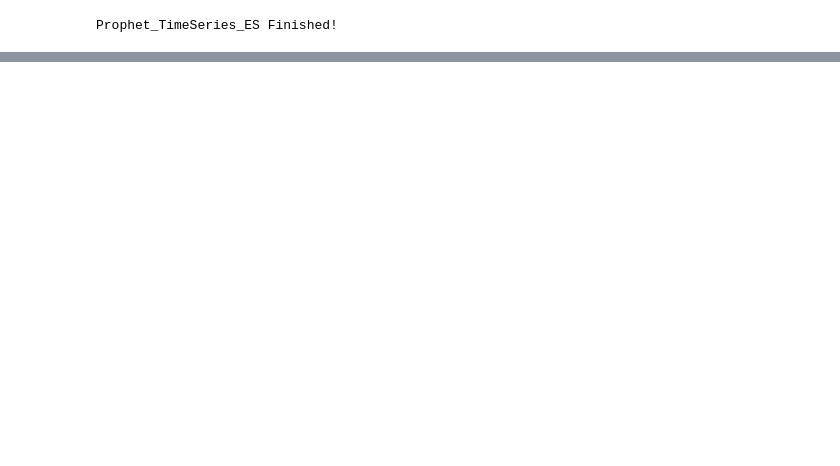
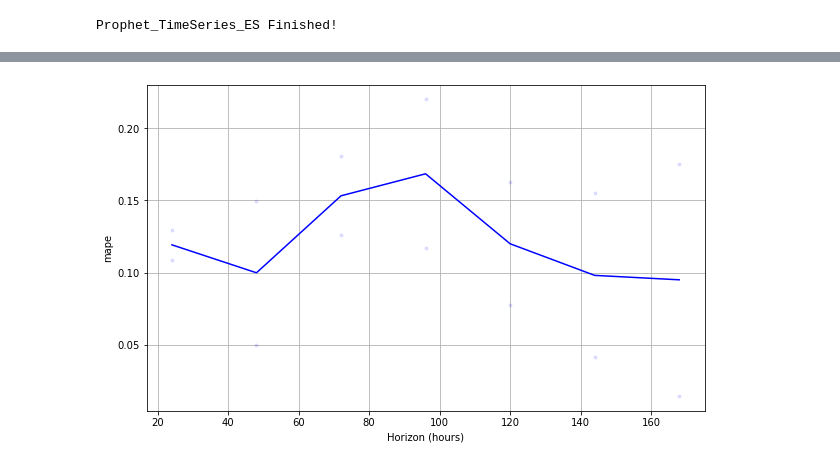
Before and after one commit to chengalex2012/TS-Proph, a Jupyter notebook: Prophet_TimeSeries_ES-A1_Separate.ipynb, the cells around one changed output, grey strips where cells are left out. Drawn from its saved outputs; the diff is of its cells as text; code cells hidden in the pictures; blank space fills up the shorter version.

```diff
--- a/Prophet_TimeSeries_ES-A1_Separate.ipynb
+++ b/Prophet_TimeSeries_ES-A1_Separate.ipynb
@@ -21,4 +19,4 @@ from prophet.diagnostics import performance_metrics
 # %%
-df = pd.read_excel('ES_ADO_Estimation.xlsx',sheet_name = 'A1_Existing_New',parse_dates=True)
-df = df.rename(columns={'grass_date':'ds', 'a1_existing_new':'y'})
+df = pd.read_excel('C://Users/jiyong.cheng/OneDrive - Seagroup/Desktop/ES/ES_ADO_Estimation.xlsx',sheet_name = 'BF',parse_dates=True)
+df = df.rename(columns={'Date':'ds', 'A1_Existing':'y'})
 # %%
@@ -69,18 +135,19 @@ holidays = pd.concat((VoucherDay,CFSDay,LPPDay,Openning,SuperSpike))
 # %%
-'''param_grid = {
-    'changepoint_prior_scale': [0.001, 0.01, 0.1, 0.5],
-    'seasonality_prior_scale': [0.01, 0.1, 1.0, 10.0],
+# Auto test changepoint_prior_scale and seasonality_prior_scale for best config
+param_grid = {
+    'changepoint_prior_scale': [0.01, 0.1, 0.5, 1.0, 2.0, 5.0, 10.0],
+    'seasonality_prior_scale': [0.01, 0.1, 0.5, 1.0, 2.0, 5.0, 10.0],
 }
 
 # Generate all combinations of parameters
 all_params = [dict(zip(param_grid.keys(), v)) for v in itertools.product(*param_grid.values())]
 rmses = []  # Store the RMSEs for each params here
 
-cutoffs = pd.to_datetime(['2022-01-01', '2022-02-20'])
+cutoffs = pd.to_datetime(['2022-04-05', '2022-05-12'])
 
 # Use cross validation to evaluate all parameters
 for params in all_params:
-    m = Prophet(**params).fit(df)  # Fit model with given params
+    m = Prophet(**params).add_country_holidays(country_name='ES').fit(df)  # Fit model with given params
     df_cv = cross_validation(m, cutoffs=cutoffs, horizon='7 days', parallel="processes")
     df_p = performance_metrics(df_cv, rolling_window=1)
     rmses.append(df_p['rmse'].values[0])
@@ -88,5 +155,5 @@ for params in all_params:
 # Find the best parameters
 tuning_results = pd.DataFrame(all_params)
 tuning_results['rmse'] = rmses
-print(tuning_results)'''
+tuning_results[tuning_results['rmse'] == tuning_results['rmse'].min()]
 # %% [output]
@@ -94,23 +178,0 @@ print(tuning_results)'''
-# %%
-'''param_grid = {
-    'changepoint_prior_scale': [0.001, 0.01, 0.1, 0.5],
-    'seasonality_prior_scale': [0.01, 0.1, 1.0, 10.0],
-}
-
-# Generate all combinations of parameters
-all_params = [dict(zip(param_grid.keys(), v)) for v in itertools.product(*param_grid.values())]
-rmses = []  # Store the RMSEs for each params here
-
-cutoffs = pd.to_datetime(['2022-01-01', '2022-02-20'])
-
-# Use cross validation to evaluate all parameters
-for params in all_params:
-    m = Prophet(**params).fit(df1)  # Fit model with given params
-    df_cv = cross_validation(m, cutoffs=cutoffs, horizon='7 days', parallel="processes")
-    df_p = performance_metrics(df_cv, rolling_window=1)
-    rmses.append(df_p['rmse'].values[0])
-
-# Find the best parameters
-tuning_results = pd.DataFrame(all_params)
-tuning_results['rmse'] = rmses
-print(tuning_results)'''
@@ -192,0 +389,5 @@ Prophet_TimeSeries_ES Finished!
+# %%
+from prophet.plot import plot_cross_validation_metric
+fig = plot_cross_validation_metric(df_cv, metric='mape')
+# %% [output]
+[figure, added]
```
Also changed, not shown: parts of 46 cells of this notebook, 2 other files.
